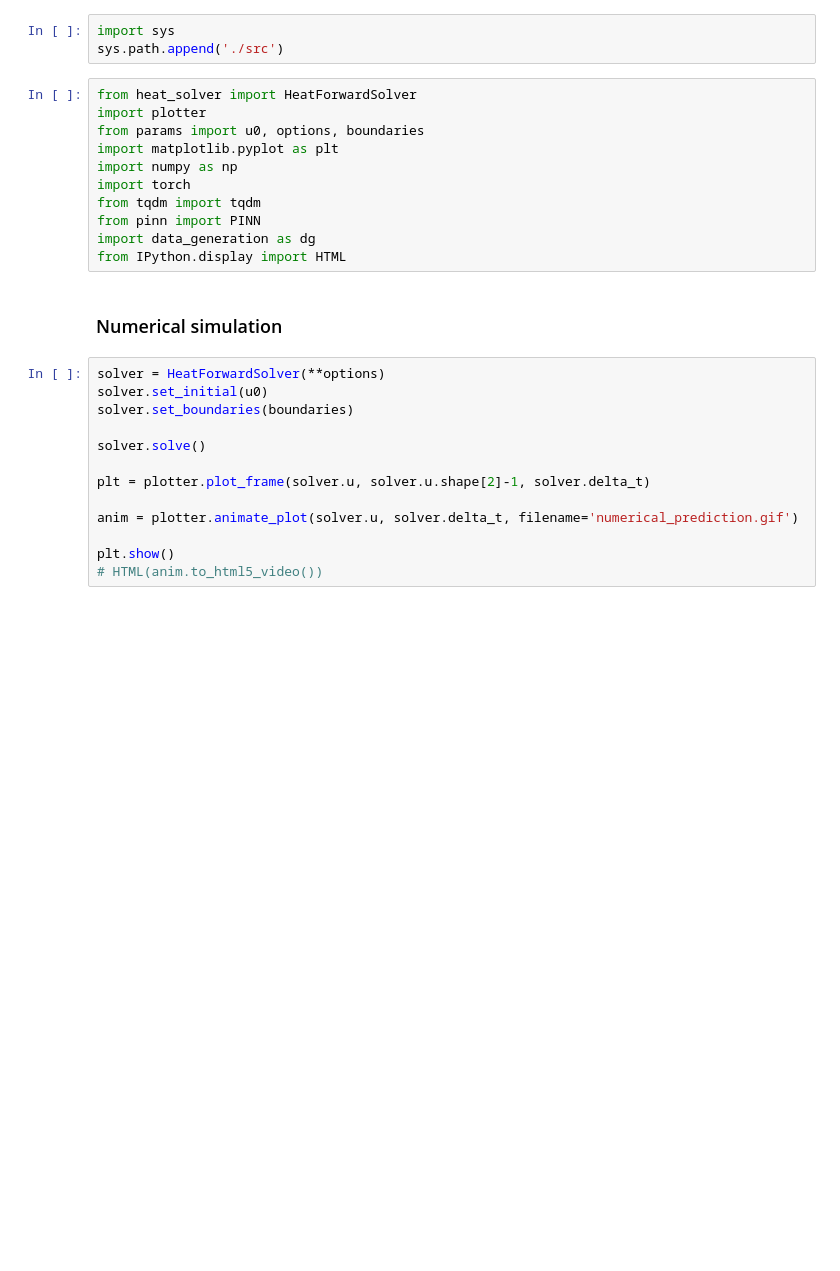
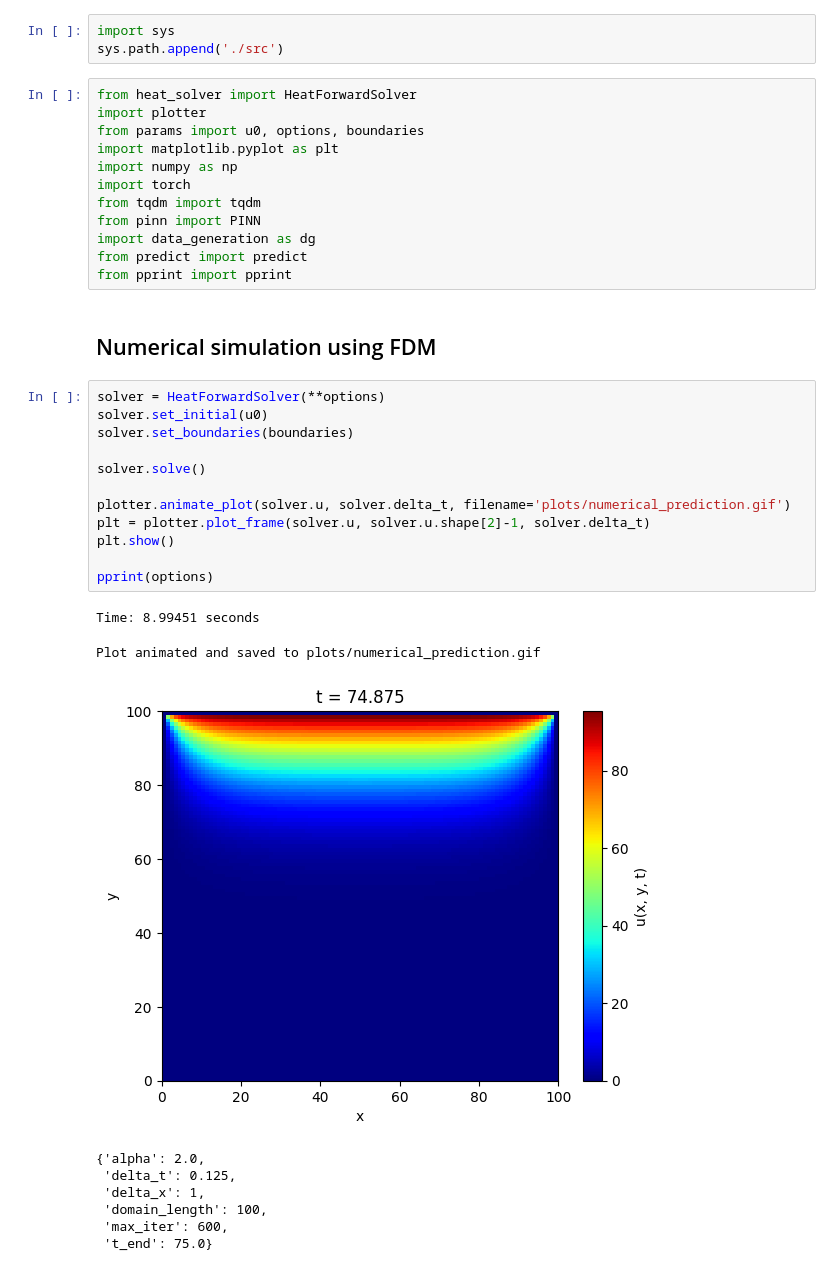
Before and after one commit to nkusla/heat-transfer-pinn, a Jupyter notebook: main.ipynb, the cells around one changed output. Saved outputs shown, nothing was run; the diff lists cells and outputs as text; blank space fills up the shorter version.

```diff
--- a/main.ipynb
+++ b/main.ipynb
@@ -13,20 +13,30 @@ import torch
 from tqdm import tqdm
 from pinn import PINN
 import data_generation as dg
-from IPython.display import HTML
+from predict import predict
+from pprint import pprint
 # %% [markdown]
-### Numerical simulation
+## Numerical simulation using FDM
 # %%
 solver = HeatForwardSolver(**options)
 solver.set_initial(u0)
 solver.set_boundaries(boundaries)
 
 solver.solve()
 
+plotter.animate_plot(solver.u, solver.delta_t, filename='plots/numerical_prediction.gif')
 plt = plotter.plot_frame(solver.u, solver.u.shape[2]-1, solver.delta_t)
+plt.show()
 
-anim = plotter.animate_plot(solver.u, solver.delta_t, filename='numerical_prediction.gif')
-
-plt.show()
-# HTML(anim.to_html5_video())
+pprint(options)
+# %% [output]
+Time: 8.99451 seconds
+Plot animated and saved to plots/numerical_prediction.gif
+[figure, added]
+{'alpha': 2.0,
+ 'delta_t': 0.125,
+ 'delta_x': 1,
+ 'domain_length': 100,
+ 'max_iter': 600,
+ 't_end': 75.0}
 # %% [markdown]
```
Also changed, not shown: parts of 12 cells of this notebook, 13 other files.
